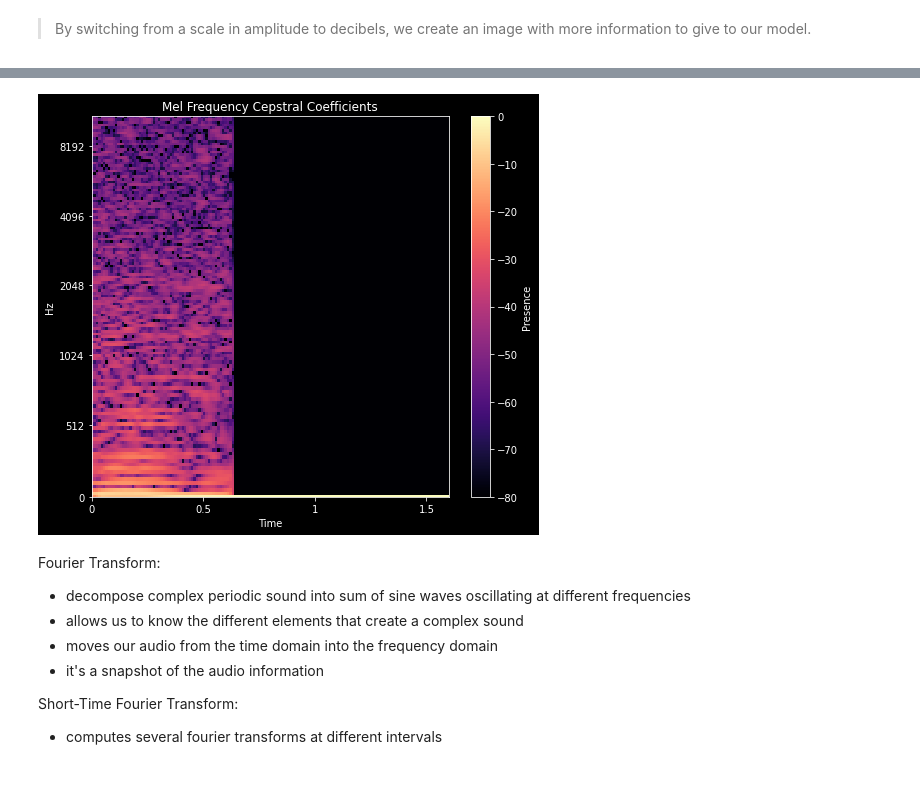
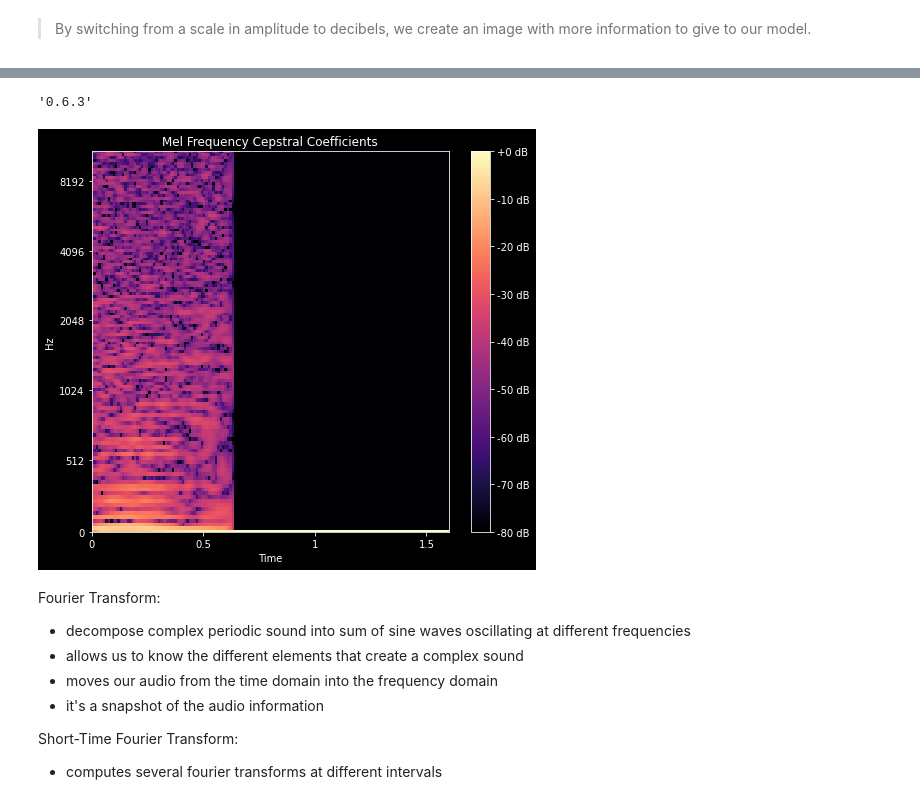
Before and after one commit to Lewis34cs/corona_audio, a Jupyter notebook: covid_proj.ipynb, the cells around one changed output, grey strips where cells are left out. Drawn from its saved outputs; the diff is of its cells as text; code cells hidden in the pictures.

```diff
--- a/covid_proj.ipynb
+++ b/covid_proj.ipynb
@@ -1451,21 +1460,3 @@ plt.show()
 [figure]
 # %% [markdown]
 >By switching from a scale in amplitude to decibels, we create an image with more information to give to our model.
-# %%
-max_pad_length = 431
-n_mfcc = 120
-n_fft = 4096
-hop_length = 512
-n_mels = 512
-mfccs = librosa.feature.mfcc(y=signal, sr=sr, n_mfcc=n_mfcc, n_fft=n_fft, hop_length=hop_length, n_mels=n_mels)
-# pad_width = max_pad_length-mfccs.shape[1]
-# mfccs = np.pad(mfccs, pad_width=((0,0),(0,pad_width)), mode='constant')
-
-plt.figure(figsize=(7, 6))
-#S_dB = librosa.power_to_db(mfcc, ref=np.max)
-#librosa.display.specshow(S_dB, y_axis='mel', x_axis='time')
-librosa.display.specshow(librosa.amplitude_to_db(mfccs, ref=np.max), y_axis='mel',
-                         x_axis='time', sr=sr)
-plt.colorbar(format='%+2.0f dB')
-# plt.title(filename)
-plt.tight_layout()
@@ -1474,16 +1463,20 @@ plt.tight_layout()
+# %%
+target_max = 1.6
+# %% [output]
+'0.6.3'
 # %%
-# Messing with MFCC plot. This type of plot is unnecessary for what we are doing.
-mfccs = librosa.feature.mfcc(signal, n_fft=4096, hop_length=512, n_mfcc=512)
+# Creating an MFCC plot
+mfccs = librosa.feature.mfcc(signal, n_fft=4096, hop_length=512, n_mfcc=120, n_mels=512)
 
 # PLotting the MFCCs
 plt.figure(figsize=(8, 7))
 ldp.specshow(librosa.amplitude_to_db(mfccs, ref=np.max), sr=sr, x_axis='time', y_axis='mel',
              hop_length=hop_length, cmap='magma')
-plt.colorbar(label='Presence')
+plt.colorbar(format='%+2.0f dB')
 plt.title('Mel Frequency Cepstral Coefficients')
 plt.show()
 # %% [output]
-[figure, old version]
+[figure, new version]
 # %% [markdown]
 Fourier Transform:
 - decompose complex periodic sound into sum of sine waves oscillating at different frequencies
```
Also changed, not shown: parts of 71 cells of this notebook.
